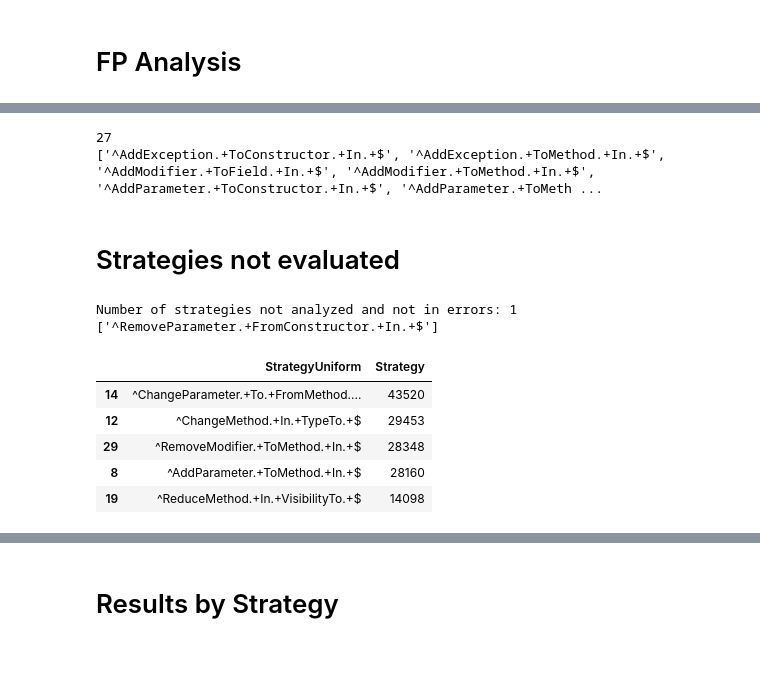
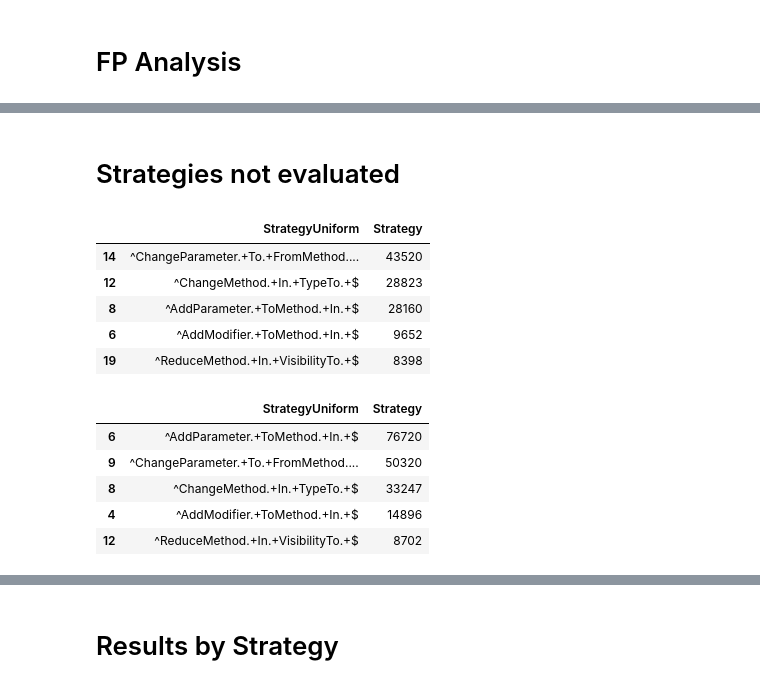
Before and after one commit to alien-tools/roseau, a Jupyter notebook: result/results.ipynb, the cells around one changed output, grey strips where cells are left out. Drawn from its saved outputs; the diff is of its cells as text; code cells hidden in the pictures; blank space fills up the shorter version.

```diff
--- a/result/results.ipynb
+++ b/result/results.ipynb
@@ -16,4 +54,5 @@ results_data.head()
 # %%
 errors_data = pd.read_csv('errors.csv')
+errors_data['StrategyUniform'] = errors_data['Strategy'].map(uniformize_strategy_name)
 errors_data.head()
 # %% [output]
@@ -227,12 +179,2 @@ not_source_breaking_for_ground_truth_but_breaking_for_all_tools[['bench']]
-# %%
-all_strategies = set()
-all_strategies.update(binary_strategies)
-all_strategies.update(source_strategies)
-all_strategies = sorted(all_strategies)
-print(len(all_strategies))
-print(all_strategies)
-# %% [output]
-27
-['^AddException.+ToConstructor.+In.+$', '^AddException.+ToMethod.+In.+$', '^AddModifier.+ToField.+In.+$', '^AddModifier.+ToMethod.+In.+$', '^AddParameter.+ToConstructor.+In.+$', '^AddParameter.+ToMeth ...
 # %% [markdown]
 # Strategies not evaluated
@@ -246,25 +181,20 @@ def uniformize_strategy_name(strategy):
 # %%
-analyzed_strategies = results_data.copy()
-analyzed_strategies['StrategyUniform'] = results_data['Strategy'].map(uniformize_strategy_name)
-analyzed_strategies = analyzed_strategies.groupby('StrategyUniform').agg({'Strategy': 'count'}).reset_index().sort_values(by='Strategy', ascending=False)
-
-errors_strategies = errors_data.copy()
-errors_strategies['StrategyUniform'] = results_data['Strategy'].map(uniformize_strategy_name)
-errors_strategies = errors_strategies.groupby('StrategyUniform').agg({'Strategy': 'count'}).reset_index().sort_values(by='Strategy', ascending=False)
-
-not_analyzed_strategies = sorted(set([s.pattern for s in STRATEGIES]) - set(analyzed_strategies['StrategyUniform'].tolist()))
-not_analyzed_and_not_in_errors_strategies = sorted(set(not_analyzed_strategies) - set(errors_strategies['StrategyUniform'].tolist()))
-print('Number of strategies not analyzed and not in errors:', len(not_analyzed_and_not_in_errors_strategies))
-print(not_analyzed_and_not_in_errors_strategies)
+analyzed_strategies = results_data.groupby('StrategyUniform').agg({'Strategy': 'count'}).reset_index().sort_values(by='Strategy', ascending=False)
+analyzed_strategies.head()
 # %% [output]
-Number of strategies not analyzed and not in errors: 1
-['^RemoveParameter.+FromConstructor.+In.+$']
+|  | StrategyUniform | Strategy |
+| 14 | ^ChangeParameter.+To.+FromMethod.... | 43520 |
+| 12 | ^ChangeMethod.+In.+TypeTo.+$ | 28823 |
+| 8 | ^AddParameter.+ToMethod.+In.+$ | 28160 |
+| 6 | ^AddModifier.+ToMethod.+In.+$ | 9652 |
+| 19 | ^ReduceMethod.+In.+VisibilityTo.+$ | 8398 |
 # %%
-analyzed_strategies.head()
+errors_strategies = errors_data.groupby('StrategyUniform').agg({'Strategy': 'count'}).reset_index().sort_values(by='Strategy', ascending=False)
+errors_strategies.head()
 # %% [output]
 |  | StrategyUniform | Strategy |
-| 14 | ^ChangeParameter.+To.+FromMethod.... | 43520 |
-| 12 | ^ChangeMethod.+In.+TypeTo.+$ | 29453 |
-| 29 | ^RemoveModifier.+ToMethod.+In.+$ | 28348 |
-| 8 | ^AddParameter.+ToMethod.+In.+$ | 28160 |
-| 19 | ^ReduceMethod.+In.+VisibilityTo.+$ | 14098 |
+| 6 | ^AddParameter.+ToMethod.+In.+$ | 76720 |
+| 9 | ^ChangeParameter.+To.+FromMethod.... | 50320 |
+| 8 | ^ChangeMethod.+In.+TypeTo.+$ | 33247 |
+| 4 | ^AddModifier.+ToMethod.+In.+$ | 14896 |
+| 12 | ^ReduceMethod.+In.+VisibilityTo.+$ | 8702 |
```
Also changed, not shown: parts of 23 cells of this notebook, 3 other files.
